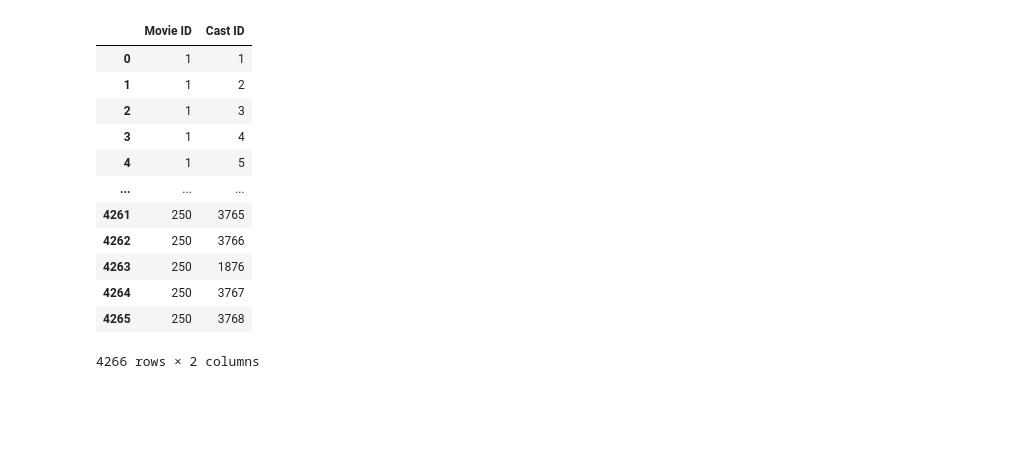
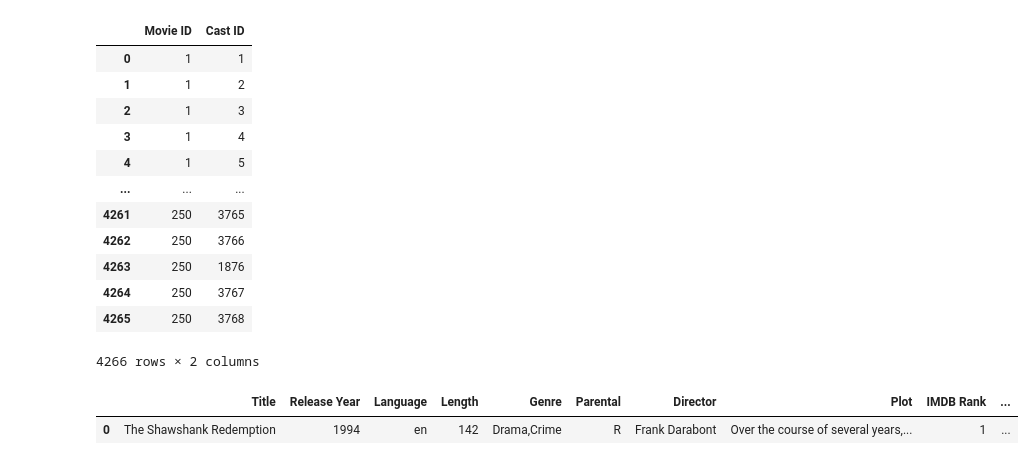
Before and after one commit to LeoBulcsu/Visualisation-Project, a Jupyter notebook: 03.visualStudioCode/data.ipynb, the cells around one changed output. Cells and saved outputs as stored; diff of their text form; code cells hidden in the pictures; blank space fills up the shorter version.

```diff
--- a/03.visualStudioCode/data.ipynb
+++ b/03.visualStudioCode/data.ipynb
@@ -170,3 +170,10 @@ movie_cast_df
 4266 rows × 2 columns
 # %%
 movie_cast_df.to_csv('../02.data/actors_films.csv')
+# %%
+bfilms_db_3 = bfilms_db_3.drop('Cast', axis=1)
+# %%
+bfilms_db_3.head(1)
+# %% [output]
+|  | Title | Release Year | Language | Length | Genre | Parental | Director | Plot | IMDB Rank | ... |
+| 0 | The Shawshank Redemption | 1994 | en | 142 | Drama,Crime | R | Frank Darabont | Over the course of several years,... | 1 | ... |
```
Also changed, not shown: parts of 2 cells of this notebook, 1 other file.
